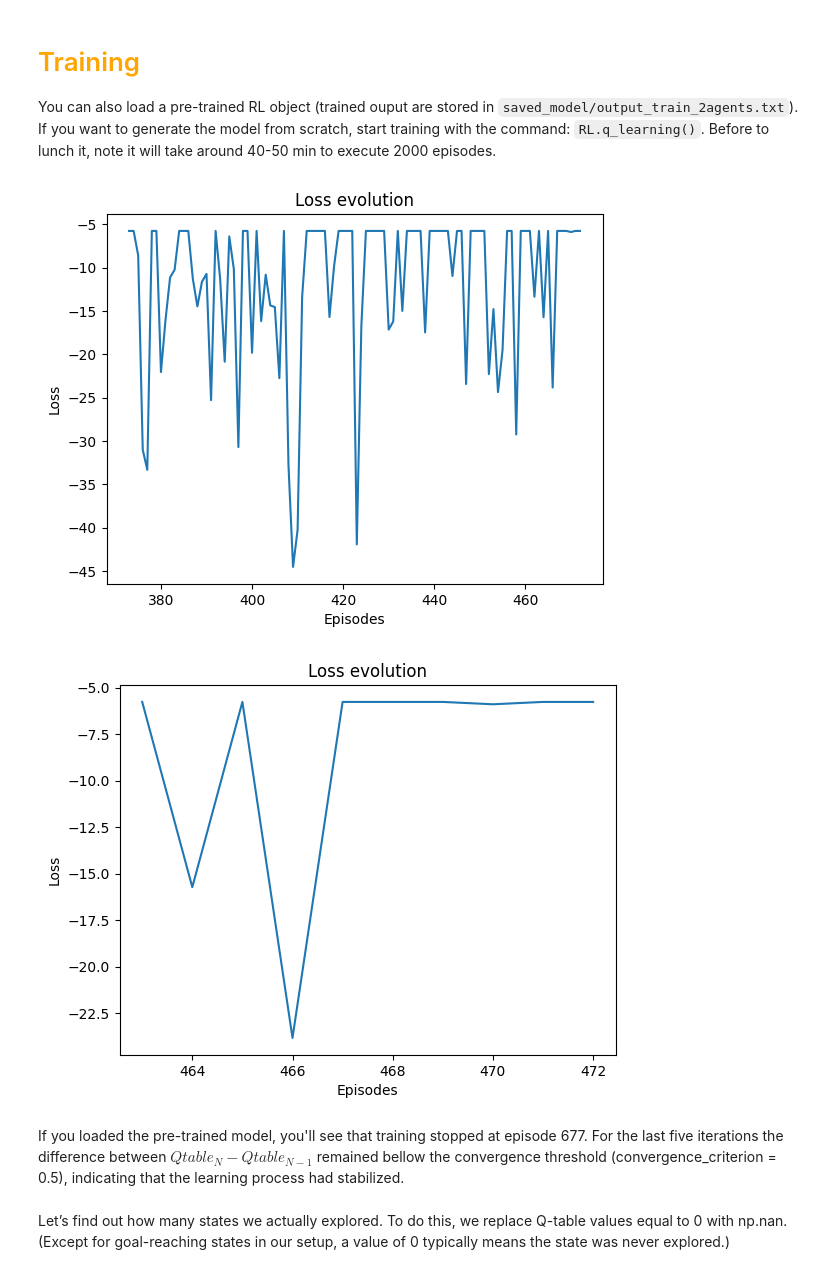
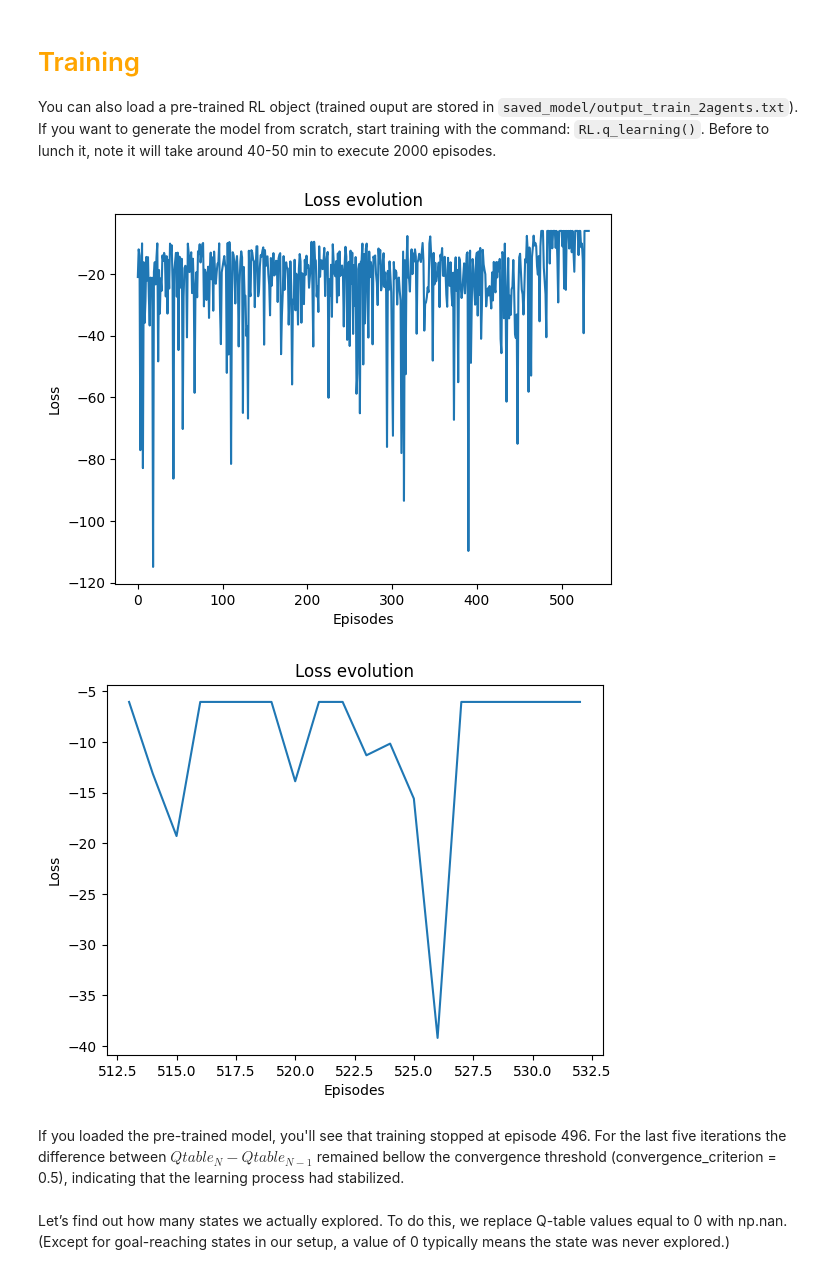
Before and after one commit to jaysenSAW/RL_engine, a Jupyter notebook: notebook/tuto_3.ipynb, the cells around one changed output. Saved outputs shown, nothing was run; the diff lists cells and outputs as text; code cells hidden in the pictures.

```diff
--- a/notebook/tuto_3.ipynb
+++ b/notebook/tuto_3.ipynb
@@ -44,7 +45,7 @@ We will also control the speed of the rocket and its acceleration to keep as pos
 * -10 <= acceleration_y <= 10
 # %%
 env = Environment(JOSN_file, check_model = True)
-RL = QLearningTrainer(env, num_episodes = 2000, convergence_criterion = 0.5,
+RL = QLearningTrainer(env, num_episodes = 2000, convergence_criterion = 0.05,
                       decay_type = "exponential", decrease_prob_exp = 0.005)
 # %% [output]
 check order names for states_variables
@@ -163,6 +169,6 @@ As a result, some states may never be visited if the agent never finds a path le
 
 You can also load a pre-trained RL object (trained ouput are stored in ``saved_model/output_train_2agents.txt``). If you want to generate the model from scratch, start training with the command: ``RL.q_learning()``. Before to lunch it, note it will take around 40-50 min to execute 2000 episodes.
 # %%
-with open('saved_model/RL_2agents.pkl', 'rb') as f:
+with open('saved_model/tuto3/RL_2agents.pkl', 'rb') as f:
     RL = pickle.load(f)
 # %%
@@ -173,11 +178,11 @@ with open('saved_model/RL_2agents.pkl', 'rb') as f:
 # %%
-RL.plot_convergence(len(RL.loss_episodes) -100)
-RL.plot_convergence(len(RL.loss_episodes) -10)
+RL.plot_convergence()
+RL.plot_convergence(len(RL.loss_episodes) -20)
 # %% [output]
-[figure, old version]
+[figure, new version]
-[figure, old version]
+[figure, new version]
 # %% [markdown]
-If you loaded the pre-trained model, you'll see that training stopped at episode 677. For the last five iterations the difference between $Qtable_N - Qtable_{N-1}$ remained bellow the convergence threshold (convergence_criterion = 0.5), indicating that the learning process had stabilized.
+If you loaded the pre-trained model, you'll see that training stopped at episode 496. For the last five iterations the difference between $Qtable_N - Qtable_{N-1}$ remained bellow the convergence threshold (convergence_criterion = 0.5), indicating that the learning process had stabilized.
 # %% [markdown]
 Let’s find out how many states we actually explored.
 To do this, we replace Q-table values equal to 0 with np.nan.
```
Also changed, not shown: parts of 21 cells of this notebook.
